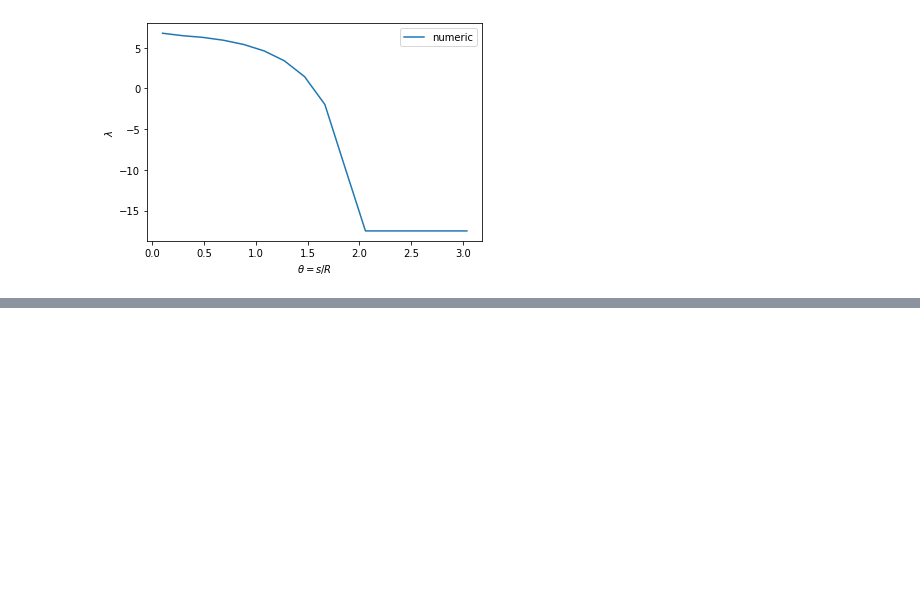
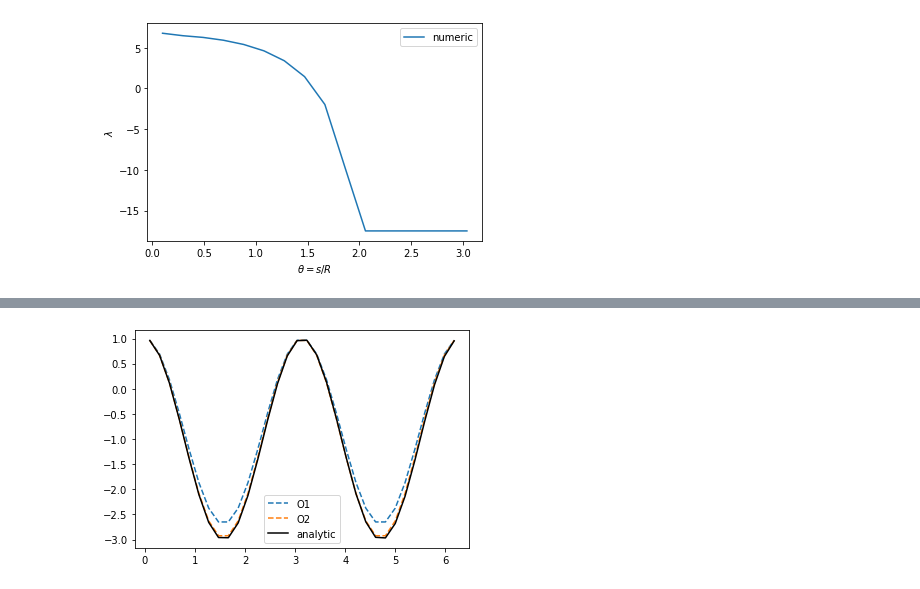
Before and after one commit to weymouth/MarineHydro, a Jupyter notebook: tutorials/notebook template.ipynb, the cells around one changed output, grey strips where cells are left out. Cells and saved outputs as stored; diff of their text form; code cells hidden in the pictures; blank space fills up the shorter version.

```diff
--- a/tutorials/notebook template.ipynb
+++ b/tutorials/notebook template.ipynb
@@ -531,0 +646,13 @@ numeric prediction @ s=1.878
+# %%
+circle = vp.make_circle(N=32)
+s = circle.distance()
+
+circle.solve_gamma()
+plt.plot(s, 1-circle.get_array('gamma')**2, '--', label='O1')
+circle.solve_gamma_O2()
+plt.plot(s, 1-circle.get_array('gamma')**2, '--', label='O2')
+
+plt.plot(s, 2*np.cos(2.*s)-1, 'k',label='analytic')
+plt.legend();
+# %% [output]
+[figure, added]
```
Also changed, not shown: parts of 16 cells of this notebook, 1 other file.
